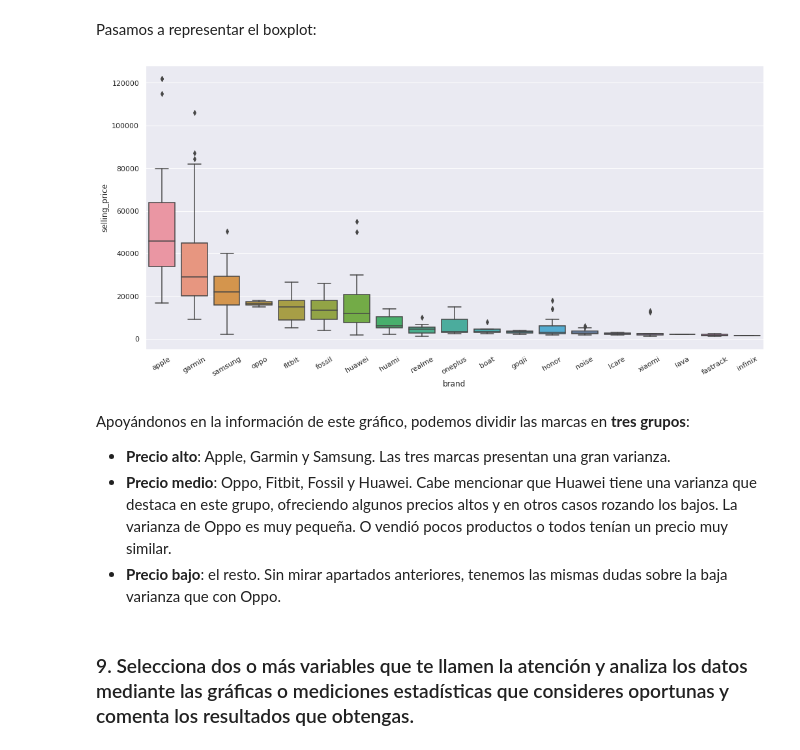
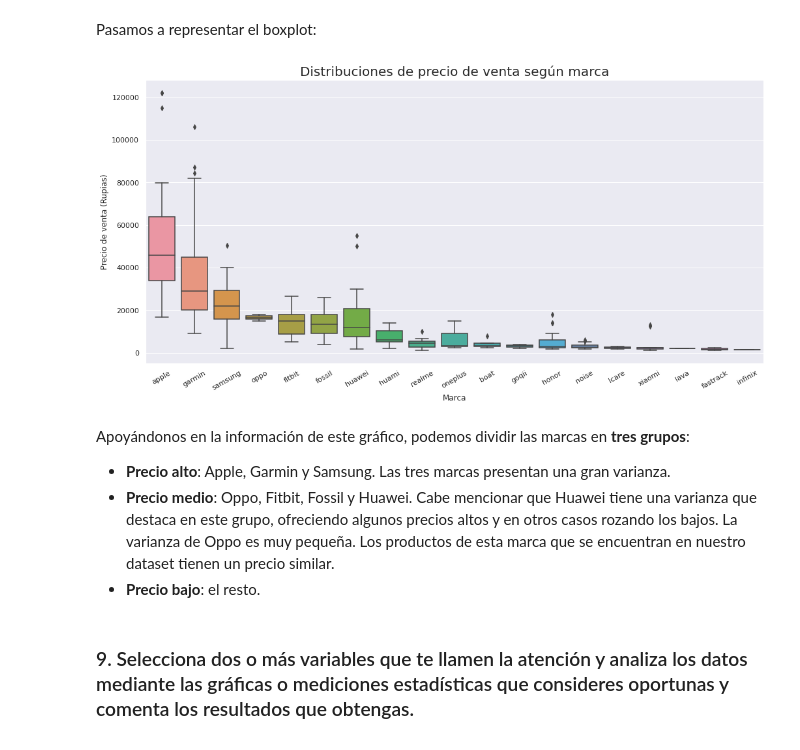
Before and after one commit to afercaceres/Fitness_Trackers, a Jupyter notebook: practica_python.ipynb, the cells around one changed output. Cells and saved outputs as stored; diff of their text form; code cells hidden in the pictures.

```diff
--- a/practica_python.ipynb
+++ b/practica_python.ipynb
@@ -1029,19 +1031,20 @@ Pasamos a representar el boxplot:
 # %%
 from matplotlib import pyplot as plt
 
 sns.set_style("whitegrid")
 sns.set(rc={'figure.figsize':(17,8)})
 bp = sns.boxplot(x = datos["brand"], y = datos["selling_price"], order = mediana_index);
 bp.set_xticklabels(labels=mediana_index, rotation=30);
-#bp.set(yscale="log");
+bp.set_title('Distribuciones de precio de venta según marca', fontsize = 20);
+bp.set(xlabel="Marca", ylabel = "Precio de venta (Rupias)");
 # %% [output]
-[figure, old version]
+[figure, new version]
 # %% [markdown]
 Apoyándonos en la información de este gráfico, podemos dividir las marcas en **tres grupos**:
 
 * **Precio alto**: Apple, Garmin y Samsung. Las tres marcas presentan una gran varianza.
-* **Precio medio**: Oppo, Fitbit, Fossil y Huawei. Cabe mencionar que Huawei tiene una varianza que destaca en este grupo, ofreciendo algunos precios altos y en otros casos rozando los bajos. La varianza de Oppo es muy pequeña. O vendió pocos productos o todos tenían un precio muy similar.
-* **Precio bajo**: el resto. Sin mirar apartados anteriores, tenemos las mismas dudas sobre la baja varianza que con Oppo.
+* **Precio medio**: Oppo, Fitbit, Fossil y Huawei. Cabe mencionar que Huawei tiene una varianza que destaca en este grupo, ofreciendo algunos precios altos y en otros casos rozando los bajos. La varianza de Oppo es muy pequeña. Los productos de esta marca que se encuentran en nuestro dataset tienen un precio similar.
+* **Precio bajo**: el resto.
 # %% [markdown]
 ### 9. Selecciona dos o más variables que te llamen la atención y analiza los datos mediante las gráficas o mediciones estadísticas que consideres oportunas y comenta los resultados que obtengas.
 # %% [markdown]
```
Also changed, not shown: parts of 23 cells of this notebook.
